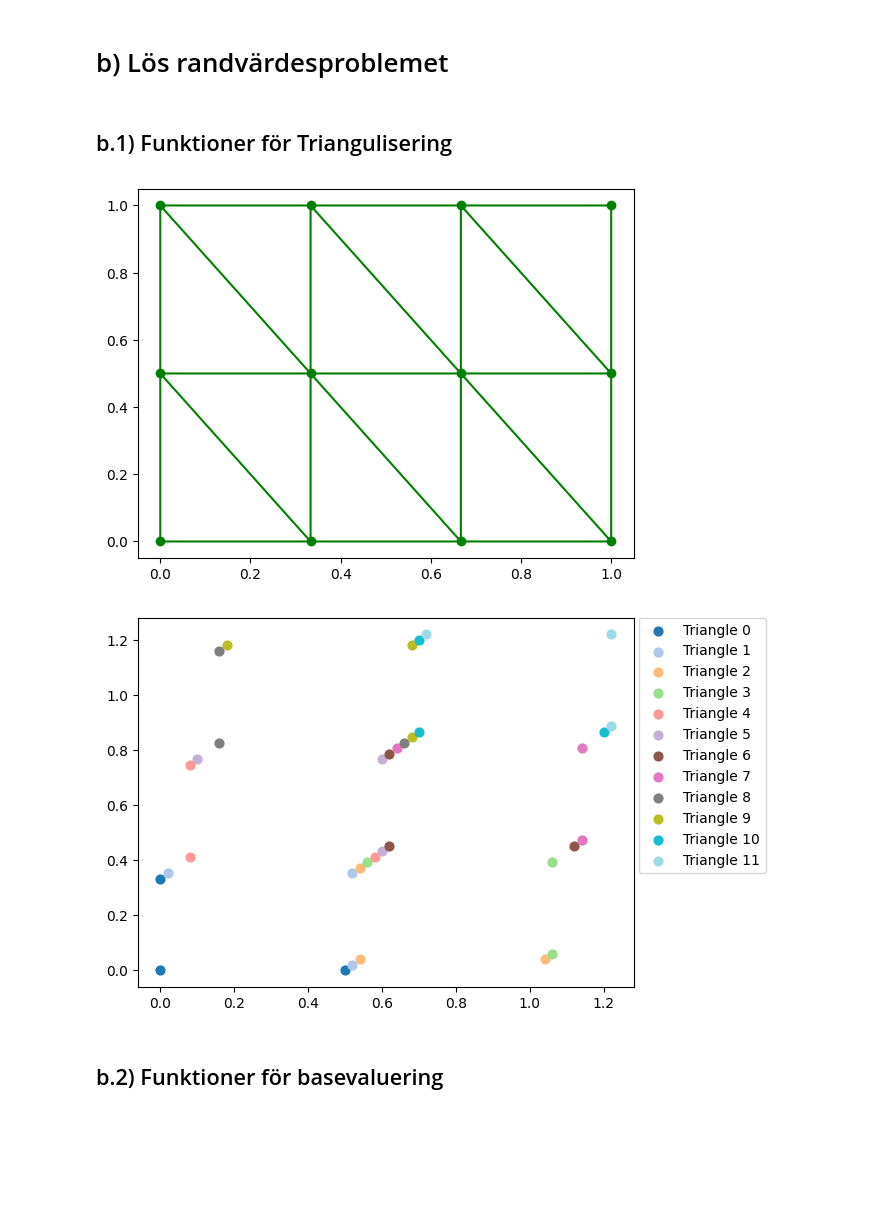
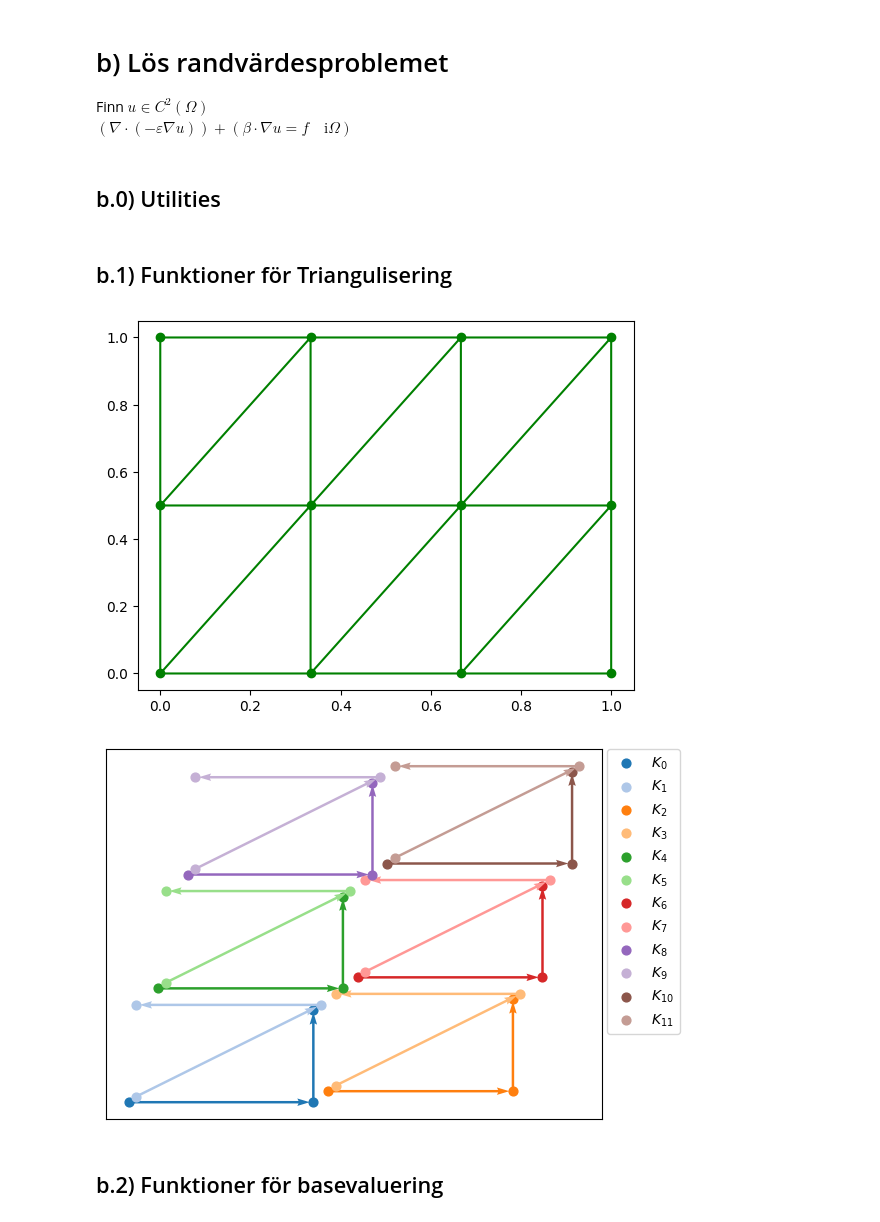
Before and after one commit to wiluxgit/MVE270_2024, a Jupyter notebook: 11z.ipynb, the cells around one changed output. Cells and saved outputs as stored; diff of their text form; code cells hidden in the pictures; blank space fills up the shorter version.

```diff
--- a/11z.ipynb
+++ b/11z.ipynb
@@ -65,5 +67,10 @@ $= 2(2-x^2-y^2) - 2xy(x^2-y^2)$
 
 ✅, $f$ är löst
+# %% [markdown]
+# b) Lös randvärdesproblemet
+
+Finn $u \in C^2(\Omega)$<br>
+$(\nabla \cdot (-\varepsilon \nabla u)) + (\beta \cdot \nabla u = f\quad \text{i} \Omega)$
 # %% [markdown]
-# b) Lös randvärdesproblemet
+## b.0) Utilities
 # %%
@@ -128,17 +145,17 @@ class TriangulatedGrid:
         for y in range(ny):
             for x in range(nx):
                 # Beräkna index i triangelhörnen har V
-                p1 = y * n_vertecies_in_a_row + x   # Botten/Vänster hörn
-                p2 = p1 + 1                         # Botten/Höger hörn
-                p3 = p1 + n_vertecies_in_a_row      # Topp/Vänster corner
-                p4 = p3 + 1                         # Topp/Höger corner
+                p0 = y * n_vertecies_in_a_row + x   # Botten/Vänster hörn
+                p1 = p0 + 1                         # Botten/Höger hörn
+                p2 = p0 + n_vertecies_in_a_row      # Topp/Vänster corner
+                p3 = p2 + 1                         # Topp/Höger corner
 
                 # Definera de två trinaglarna motsols! (högerorienterad)
                 # 3-4
-                # |\|
+                # |/|
                 # 1-2
-                K.append(np.asarray([[p1], [p3], [p2]]))  # Botten/Höger triangel
-                K.append(np.asarray([[p4], [p2], [p3]]))  # Topp/Vänster triangel
+                K.append(np.asarray([[p0], [p1], [p3]]))  # Topp/Vänster triangel
+                K.append(np.asarray([[p0], [p3], [p2]]))  # Botten/Höger triangel
 
         self.V = np.asarray(V)
         self.K = np.asarray(K)
@@ -184,26 +201,38 @@ def plot_mesh_2d(trigrid: TriangulatedGrid):
 
 plot_mesh_2d(TriangulatedGrid(nx=3, ny=2))
 # %% [output]
-[figure, old version]
+[figure, new version]
 # %%
-# !Bonus! för att dubbelkolla att k_coords är korrekt
+# !Bonus! verifiera att k_coords är korrekt
+# Plotta pilar mellan v1 -> v2 -> v3 så man se rikningen
 def test_k_coords(trigrid: TriangulatedGrid):
     k_wpos = trigrid.K_with_coords
-    n_sets = len(k_wpos)
-    colors = plt.cm.tab20(np.linspace(0, 1, n_sets))
+    colors = plt.get_cmap("tab20")
+    fig, ax = plt.subplots()
     for i, (idxs, coords) in enumerate(k_wpos):
         #print(idxs.tolist())
         #print(coords.tolist())
         coords: ndarray[Vector2]
-        xs = coords[:, 0, 0]
-        ys = coords[:, 1, 0]
 
+        # lägg till en liten offset för att se att trianglarna inte ligger ovanpå varandra
         o = i/50
-        plt.scatter(xs+o, ys+o, color=colors[i], s=40, label=f"Triangle {i}")
-    plt.legend(bbox_to_anchor=(1.01, 1), loc='upper left', borderaxespad=0.)
+        xs = coords[:, 0, 0] + o
+        ys = coords[:, 1, 0] + o
+        n = len(coords)
+        directions = np.array([coords[(i + 1) % n, :, 0] - coords[i, :, 0] for i in range(n)])
+
+        ax.scatter(xs, ys, color=colors(i%20), s=40, label=f"$K_{{{i}}}$")
+        ax.quiver(
+            xs[:-1], ys[:-1], directions[:,0][:-1], directions[:,1][:-1], color=colors(i%20),
+            angles='xy', scale_units='xy', scale=1.02, width=0.005
+        )
+    ax.set_xticks([])
+    ax.set_yticks([])
+    ax.legend(bbox_to_anchor=(1.01, 1), loc="upper left", borderaxespad=0.)
+    fig.show()
 test_k_coords(TriangulatedGrid(nx=2, ny=3))
 # %% [output]
-[figure, old version]
+[figure, new version]
 # %% [markdown]
 ## b.2) Funktioner för basevaluering
 # %% [markdown]
```
Also changed, not shown: parts of 19 cells of this notebook.
